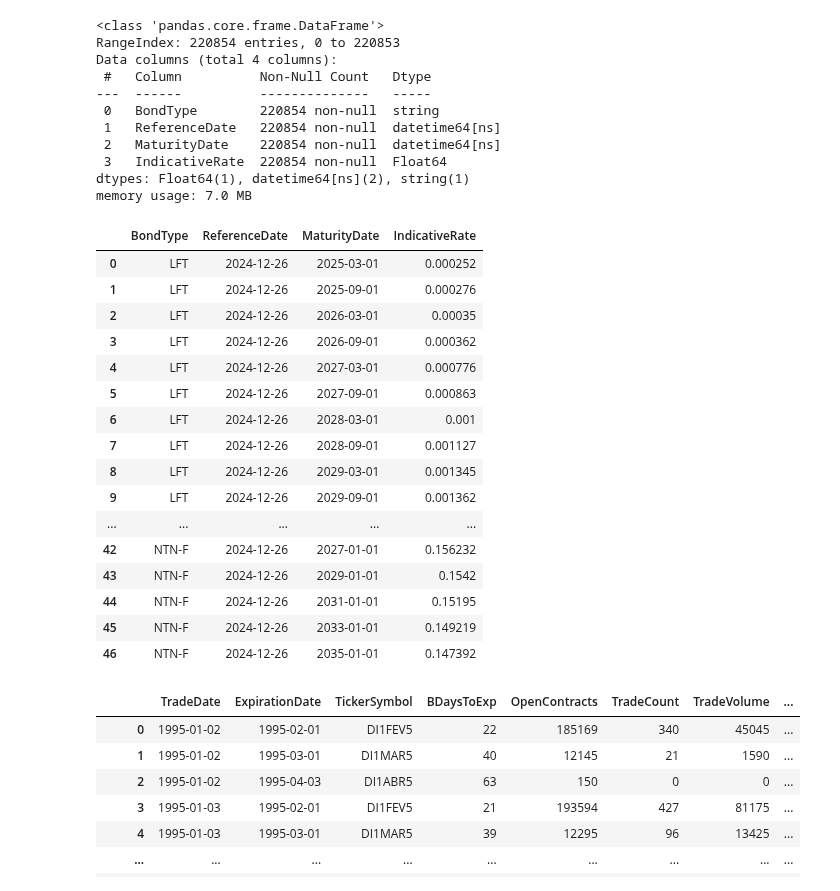
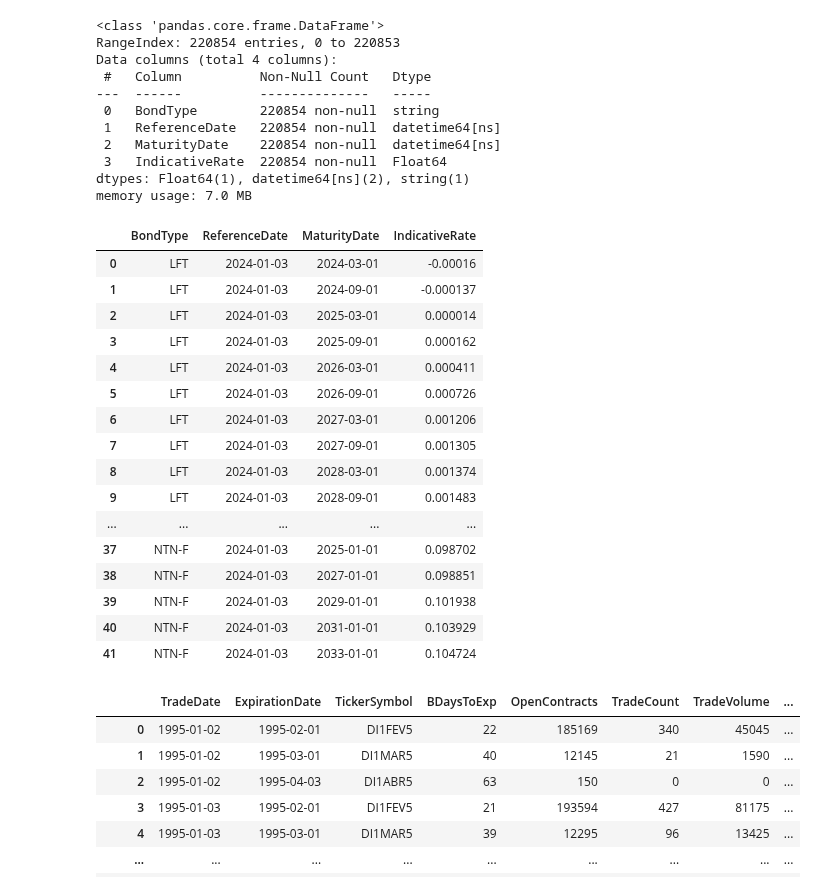
Before and after one commit to crdcj/pyield-data, a Jupyter notebook: notebooks/check_files.ipynb, the cells around one changed output. Cells and saved outputs as stored; diff of their text form; code cells hidden in the pictures.

```diff
--- a/notebooks/check_files.ipynb
+++ b/notebooks/check_files.ipynb
@@ -32,26 +32,26 @@ Data columns (total 4 columns):
 dtypes: Float64(1), datetime64[ns](2), string(1)
 memory usage: 7.0 MB
 # %%
-rdate = pd.Timestamp("2024-12-26")
+rdate = pd.to_datetime("03-01-2024", dayfirst=True)
 df.query("ReferenceDate == @rdate").reset_index(drop=True)
 # %% [output]
 |  | BondType | ReferenceDate | MaturityDate | IndicativeRate |
-| 0 | LFT | 2024-12-26 | 2025-03-01 | 0.000252 |
-| 1 | LFT | 2024-12-26 | 2025-09-01 | 0.000276 |
-| 2 | LFT | 2024-12-26 | 2026-03-01 | 0.00035 |
-| 3 | LFT | 2024-12-26 | 2026-09-01 | 0.000362 |
-| 4 | LFT | 2024-12-26 | 2027-03-01 | 0.000776 |
-| 5 | LFT | 2024-12-26 | 2027-09-01 | 0.000863 |
-| 6 | LFT | 2024-12-26 | 2028-03-01 | 0.001 |
-| 7 | LFT | 2024-12-26 | 2028-09-01 | 0.001127 |
-| 8 | LFT | 2024-12-26 | 2029-03-01 | 0.001345 |
-| 9 | LFT | 2024-12-26 | 2029-09-01 | 0.001362 |
+| 0 | LFT | 2024-01-03 | 2024-03-01 | -0.00016 |
+| 1 | LFT | 2024-01-03 | 2024-09-01 | -0.000137 |
+| 2 | LFT | 2024-01-03 | 2025-03-01 | 0.000014 |
+| 3 | LFT | 2024-01-03 | 2025-09-01 | 0.000162 |
+| 4 | LFT | 2024-01-03 | 2026-03-01 | 0.000411 |
+| 5 | LFT | 2024-01-03 | 2026-09-01 | 0.000726 |
+| 6 | LFT | 2024-01-03 | 2027-03-01 | 0.001206 |
+| 7 | LFT | 2024-01-03 | 2027-09-01 | 0.001305 |
+| 8 | LFT | 2024-01-03 | 2028-03-01 | 0.001374 |
+| 9 | LFT | 2024-01-03 | 2028-09-01 | 0.001483 |
 | ... | ... | ... | ... | ... |
-| 42 | NTN-F | 2024-12-26 | 2027-01-01 | 0.156232 |
-| 43 | NTN-F | 2024-12-26 | 2029-01-01 | 0.1542 |
-| 44 | NTN-F | 2024-12-26 | 2031-01-01 | 0.15195 |
-| 45 | NTN-F | 2024-12-26 | 2033-01-01 | 0.149219 |
-| 46 | NTN-F | 2024-12-26 | 2035-01-01 | 0.147392 |
+| 37 | NTN-F | 2024-01-03 | 2025-01-01 | 0.098702 |
+| 38 | NTN-F | 2024-01-03 | 2027-01-01 | 0.098851 |
+| 39 | NTN-F | 2024-01-03 | 2029-01-01 | 0.101938 |
+| 40 | NTN-F | 2024-01-03 | 2031-01-01 | 0.103929 |
+| 41 | NTN-F | 2024-01-03 | 2033-01-01 | 0.104724 |
 # %%
 # df.to_parquet("../anbima_data.parquet", index=False, compression="gzip")
 # %%
```
